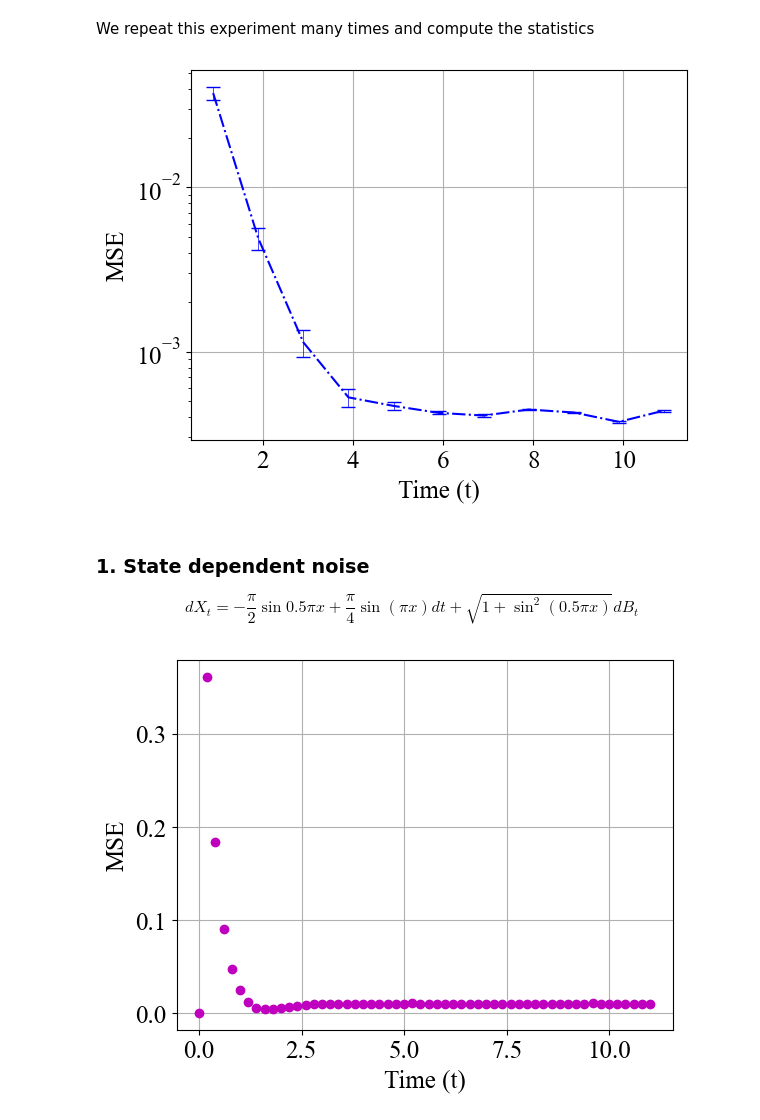
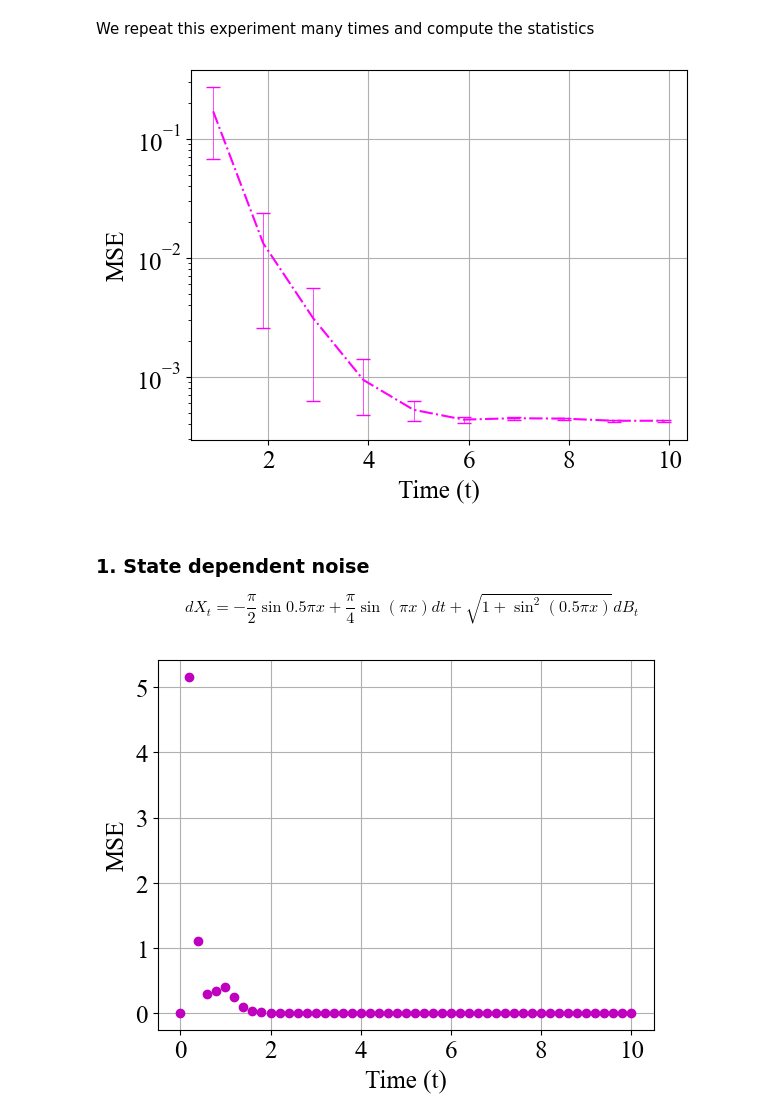
Before and after one commit to Maria-A-Oprea/Distributional_Koopman, a Jupyter notebook: Variance.ipynb, the cells around one changed output. Saved outputs shown, nothing was run; the diff lists cells and outputs as text; code cells hidden in the pictures.

```diff
--- a/Variance.ipynb
+++ b/Variance.ipynb
@@ -215,8 +215,8 @@ N_exp = 50
 results_var = np.zeros((N_exp, N_time))
 
 for repeat in range(N_exp):
-    K_var = var_DKO(a, b)
-    pred = predictions(K_var)
+    K_var = var_DKO(a, b, m = 60)
+    pred = predictions(K_var, T = 10)
     i = np.arange(1, n + 1)*(np.arange(1, n + 1) +1 ) /2 -1
     i = i.astype(int)
     pred_variances = pred[i, :, :] - pred[i+ int(n*(n + 1)/2), :, :]
@@ -232,28 +232,30 @@ plt.rcParams["font.serif"] = "Times New Roman"
 plt.rcParams.update({'font.size': 18})
 
 plt.errorbar(time[9::10], mean_var[9::10], yerr = var_var[9::10],
-             linestyle = "-.", color = "blue", capsize = 5, elinewidth = 0.5 )
+             linestyle = "-.", color = "magenta", capsize = 5, elinewidth = 0.5 )
 plt.xlabel("Time (t)")
 plt.ylabel("MSE")
 plt.yscale("log")
 plt.grid()
-plt.savefig("state_dependent_variance.png")
+plt.savefig("state_independent_variance.png", bbox_inches='tight')
 # %% [output]
-[figure, old version]
+[figure, new version]
 # %% [markdown]
 ### 1. State dependent noise
 
 $$ dX_t =  - \frac{\pi}{2} \sin {0.5\pi x} + \frac{\pi}{4} \sin(\pi x)dt + \sqrt{ 1 + \sin^2(0.5 \pi x)}dB_t$$
 # %%
 def a(x):
-    return - (np.pi / 2) * np.sin(np.pi * x / 2) + (np.pi / 4) * np.sin(np.pi * x)
+    #return - (np.pi / 2) * np.sin(np.pi * x / 2) + (np.pi / 4) * np.sin(np.pi * x)
+    return -np.sin(x)
 def b(x):
-    return np.sqrt(1 + np.sin(np.pi * x / 2)**2)
+    #return np.sqrt(1 + np.sin(np.pi * x / 2)**2)
+    return np.exp(-0.5*(x - 1)**2)
 # %%
-expectations_indep, covariances_indep = variances(a, b)
+expectations_indep, covariances_indep = variances(a, b, T = 10)
 # %%
-K_var_indep = var_DKO(a, b)
-pred_indep = predictions(K_var)
+K_var_indep = var_DKO(a, b, m = 60)
+pred_indep = predictions(K_var, T= 10)
 (n, N_x0, N_time) = np.shape(expectations_indep)
 # compute the variances
 i = np.arange(n)
@@ -267,19 +269,19 @@ pred_variances_indep = pred_indep[i, :, :] - pred_indep[i+ int(n*(n + 1)/2), :,
 dx = 4/N_x0
 mean_square_error_indep = 1/n* np.sum( integrate.trapezoid((pred_variances_indep-true_variances_indep)**2, dx = dx, axis = 1), axis = 0 )
 # %%
-time = np.linspace(0, 11, N_time)
+time = np.linspace(0, 10, N_time)
 plt.figure()
 plt.rcParams["font.family"] = "serif"
 plt.rcParams["font.serif"] = "Times New Roman"
 plt.rcParams.update({'font.size': 18})
 plt.plot(time[::2], mean_square_error_indep[::2], 'mo')
 plt.xlabel("Time (t)")
 plt.ylabel("MSE")
 plt.grid()
-
+plt.savefig("variance_dependent.png")
 plt.show()
 # %% [output]
-[figure, old version]
+[figure, new version]
 # %%
 N_exp = 50
 results_var_indep = np.zeros((N_exp, N_time))
```
Also changed, not shown: parts of 9 cells of this notebook.
